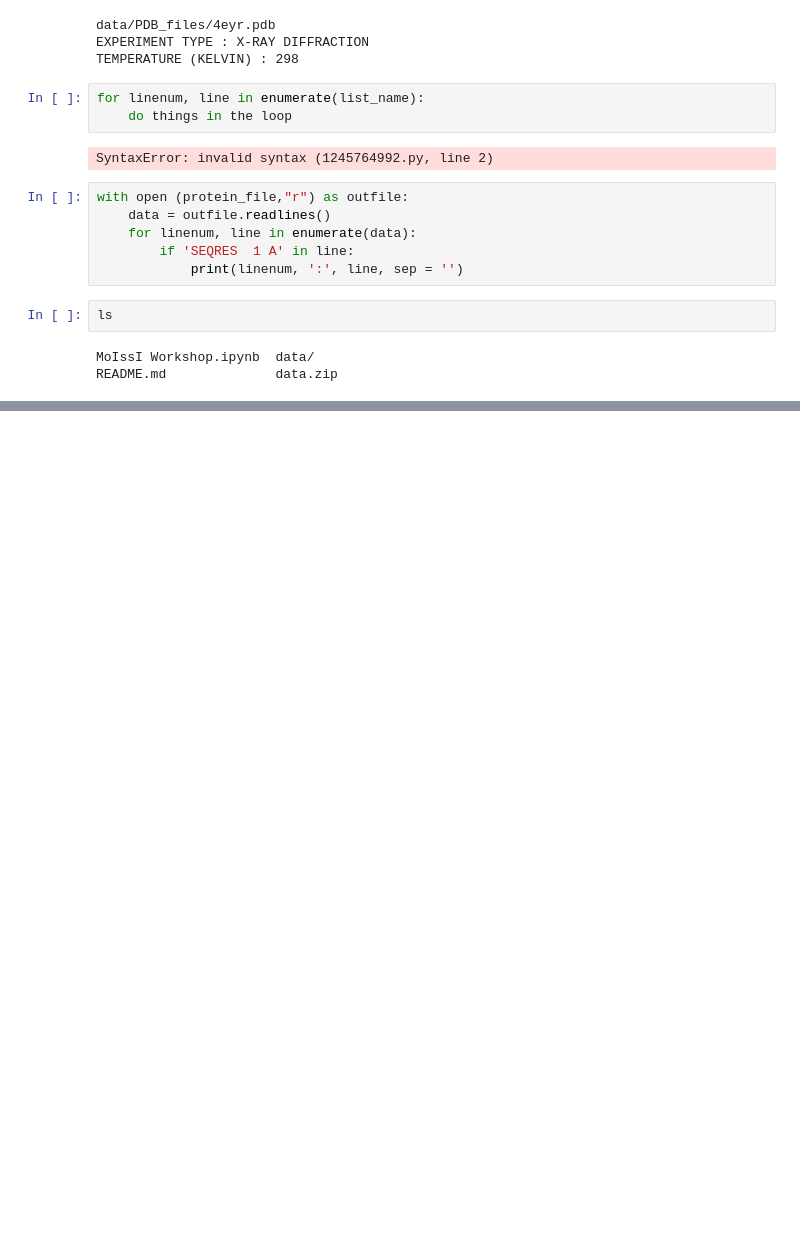
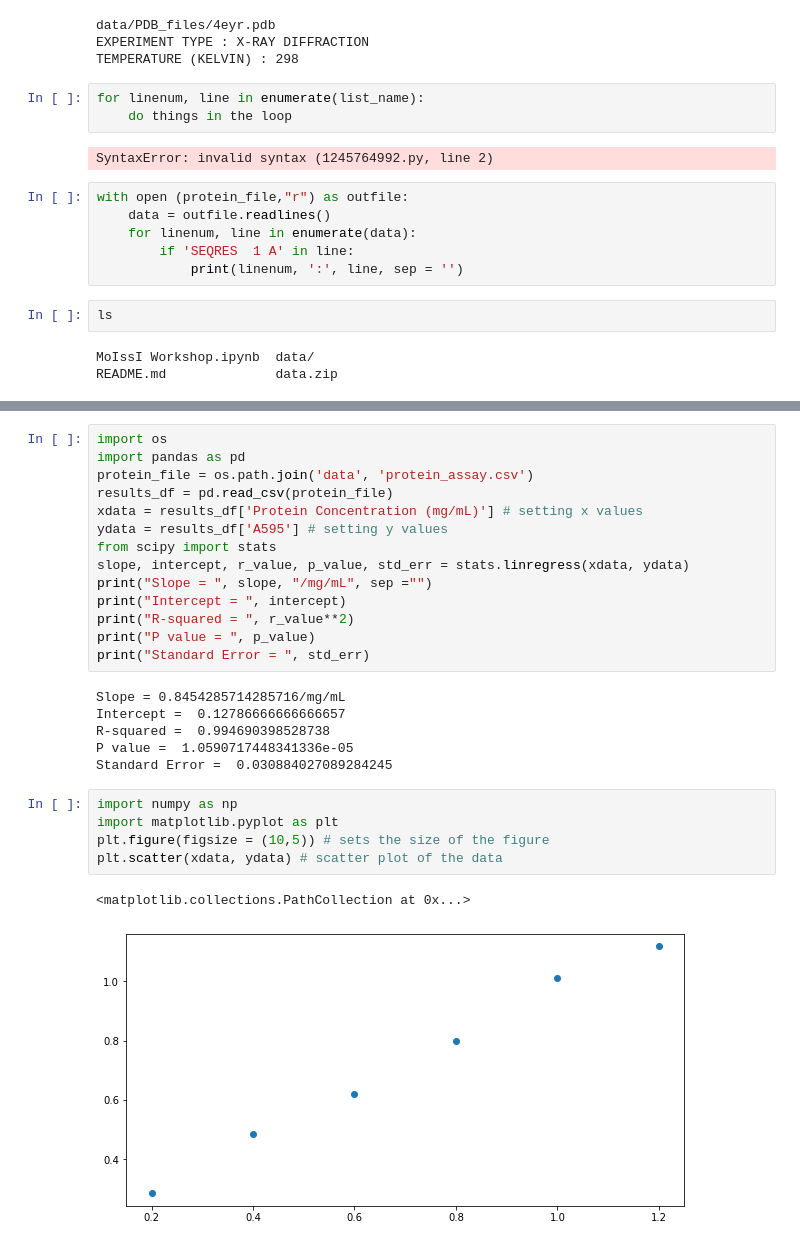
Before and after one commit to oliviaharman/PythonPractice, a Jupyter notebook: MoIssI Workshop.ipynb, the cells around one changed output, grey strips where cells are left out. Saved outputs shown, nothing was run; the diff lists cells and outputs as text; blank space fills up the shorter version.

```diff
--- a/MoIssI Workshop.ipynb
+++ b/MoIssI Workshop.ipynb
@@ -351,0 +794,28 @@ header='infer', names=None, index_col=None, usecols=None, squeeze=False, prefix=
+# %%
+import os
+import pandas as pd
+protein_file = os.path.join('data', 'protein_assay.csv')
+results_df = pd.read_csv(protein_file)
+xdata = results_df['Protein Concentration (mg/mL)'] # setting x values
+ydata = results_df['A595'] # setting y values
+from scipy import stats
+slope, intercept, r_value, p_value, std_err = stats.linregress(xdata, ydata)
+print("Slope = ", slope, "/mg/mL", sep ="")
+print("Intercept = ", intercept)
+print("R-squared = ", r_value**2)
+print("P value = ", p_value)
+print("Standard Error = ", std_err)
+# %% [output]
+Slope = 0.8454285714285716/mg/mL
+Intercept =  0.12786666666666657
+R-squared =  0.994690398528738
+P value =  1.0590717448341336e-05
+Standard Error =  0.030884027089284245
+# %%
+import numpy as np
+import matplotlib.pyplot as plt
+plt.figure(figsize = (10,5)) # sets the size of the figure
+plt.scatter(xdata, ydata) # scatter plot of the data
+# %% [output]
+<matplotlib.collections.PathCollection at 0x...>
+[figure, added]
```
Also changed, not shown: parts of 59 cells of this notebook.
